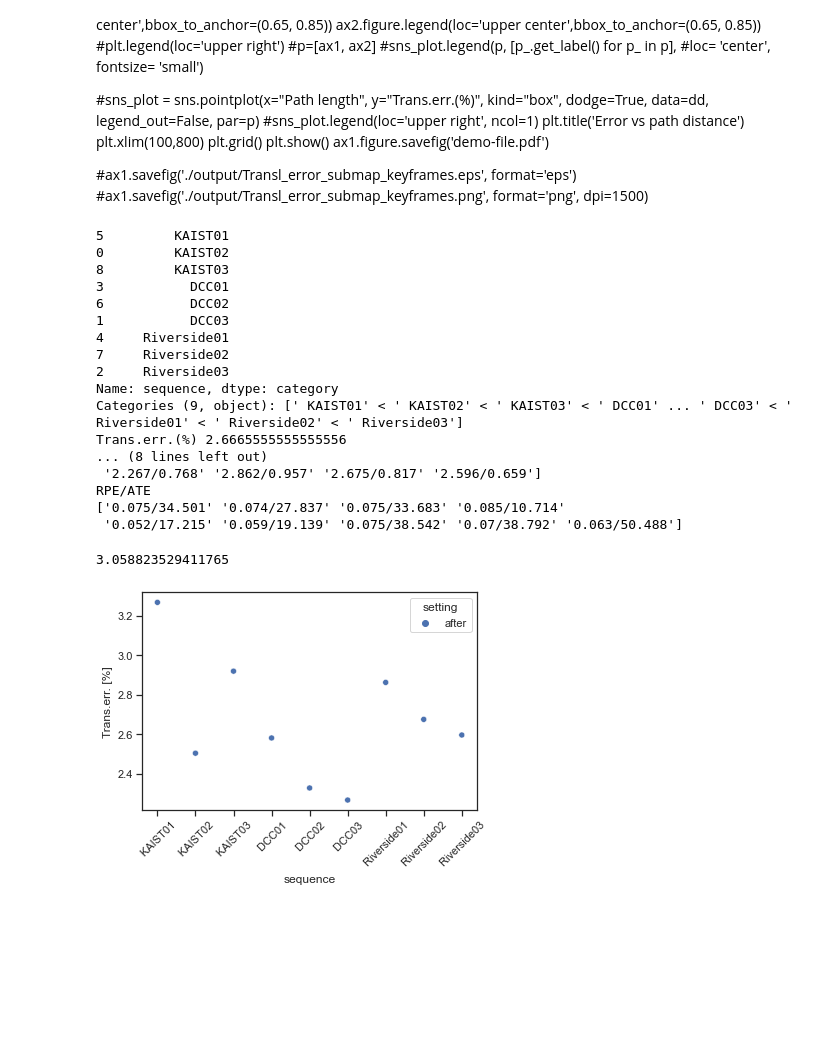
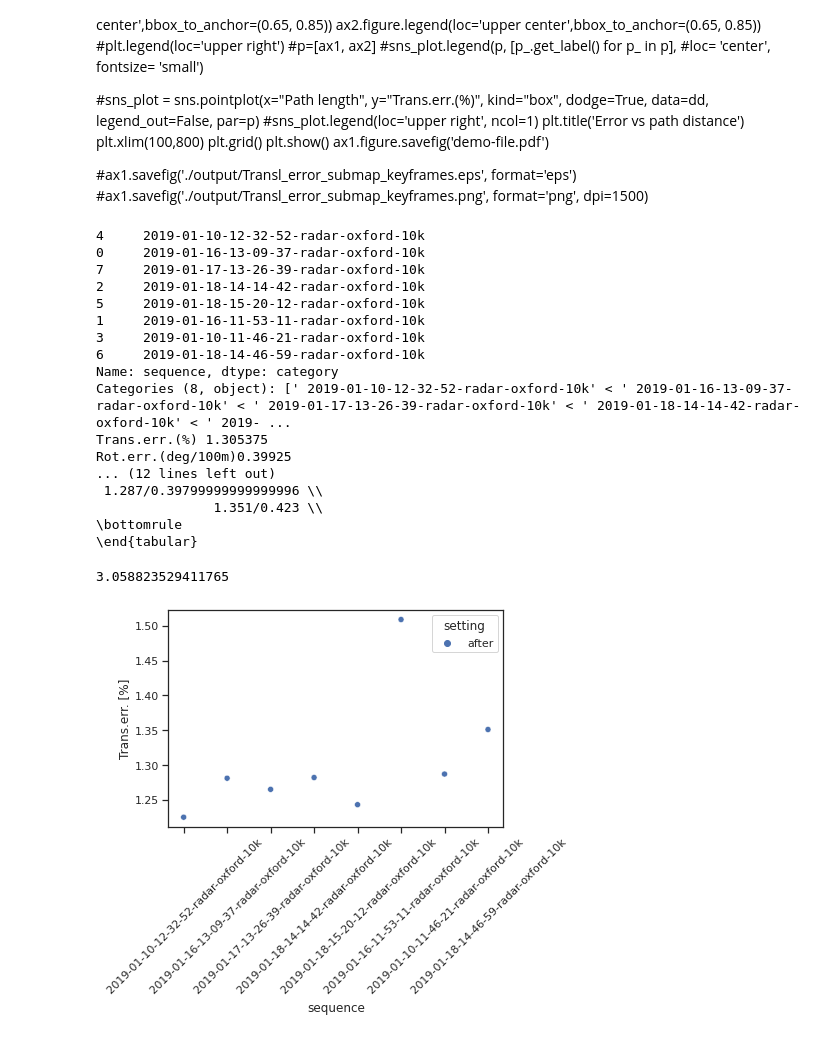
Before and after one commit to Samleo8/CFEAR_evaluation, a Jupyter notebook: all_sequences_eval/all_sequences_eval.ipynb, the cells around one changed output. Saved outputs shown, nothing was run; the diff lists cells and outputs as text; code cells hidden in the pictures; blank space fills up the shorter version.

```diff
--- a/all_sequences_eval/all_sequences_eval.ipynb
+++ b/all_sequences_eval/all_sequences_eval.ipynb
@@ -47,75 +47,79 @@ import math
 from pandas.api.types import CategoricalDtype
 
 
+
+
 #path="./oxford-cfear1_2021-09-22_18:18_eval.csv"
 #path="./oxford-cfear2_2021-09-22_18:20_eval.csv"
-#path="./oxford-cfear3_2021-09-22_18:22_eval.csv"
+path="./oxford-cfear3_2021-09-22_18:22_eval.csv"
 #path="./mulran_cfear-1_2021-09-22_18:32_eval.csv"
 #path="./mulran_cfear-2_2021-09-22_18:33_eval.csv"
-path="./mulran_cfear-3_2021-09-22_18:34_eval.csv"
+#path="./mulran_cfear-3_2021-09-22_18:34_eval.csv"
 
 
 df = pd.read_csv(path, sep=r',', header=0)
 
 sns.set_theme(style="ticks", color_codes=True)
 sns.set(style="ticks")
 
 #### UNCOMMENT FOR MULRAN ####
-cat_size_order = CategoricalDtype(
-    [' KAIST01',' KAIST02',' KAIST03',' DCC01',' DCC02',' DCC03',' Riverside01',' Riverside02',' Riverside03'],
-    ordered=True
-)
+#cat_size_order = CategoricalDtype(
+#    [' KAIST01',' KAIST02',' KAIST03',' DCC01',' DCC02',' DCC03',' Riverside01',' Riverside02',' Riverside03'],
+#    ordered=True
+#)
 ##############################
 
 #### UNCOMMENT FOR OXFORD ####
-#cat_size_order = CategoricalDtype(
-#    [" 2019-01-10-12-32-52-radar-oxford-10k", " 2019-01-16-13-09-37-radar-oxford-10k", " 2019-01-17-13-26-39-radar-oxford-10k", " 2019-01-18-14-14-42-radar-oxford-10k", " 2019-01-18-15-20-12-radar-oxford-10k", " 2019-01-16-11-53-11-radar-oxford-10k", " 2019-01-10-11-46-21-radar-oxford-10k"," 2019-01-18-14-46-59-radar-oxford-10k"],
-#    ordered=True
-#)
+cat_size_order = CategoricalDtype(
+    [" 2019-01-10-12-32-52-radar-oxford-10k", " 2019-01-16-13-09-37-radar-oxford-10k", " 2019-01-17-13-26-39-radar-oxford-10k", " 2019-01-18-14-14-42-radar-oxford-10k", " 2019-01-18-15-20-12-radar-oxford-10k", " 2019-01-16-11-53-11-radar-oxford-10k", " 2019-01-10-11-46-21-radar-oxford-10k"," 2019-01-18-14-46-59-radar-oxford-10k"],
+    ordered=True
+)
 ##############################
 
 df['sequence'] = df["sequence"].astype(cat_size_order)
 df=df.sort_values('sequence')
 
 print(df["sequence"])
 df['setting'] = df.apply (lambda row: "after", axis=1)
 df['for_copy'] = df.apply (lambda row: str(row["Trans.err. [%]"])+"/"+str(row["Rot.err. [deg/100m]"]), axis=1)
 df['for_copy_ATE'] = df.apply (lambda row: str(row["RPE [m]"])+"/"+str(row["ATE [m]"]), axis=1)
+
 #print(df.columns)
 df = df.rename(columns={'resolution r': 'resolution r [m]'})
 
 sns.scatterplot(data=df, x="sequence", y="Trans.err. [%]", hue="setting")
 plt.xticks(rotation=45)
 print("Trans.err.(%) "+str(df["Trans.err. [%]"].mean()))
 print("Rot.err.(deg/100m)"+str(df["Rot.err. [deg/100m]"].mean()))
-print("RPE(m)"+str(df["RPE [m]"].mean()))
-print("ATE(m)"+str(df["ATE [m]"].mean()))
-print("Sequences: ")
-print(df["sequence"].values)
-print("Trans.err.(%) "+str(df["Trans.err. [%]"].values))
-print(df["for_copy"].values)
-print("RPE/ATE")
-print(df["for_copy_ATE"].values)
+print("RPE [m]"+str(df["RPE [m]"].mean()))
+print("ATE [m]"+str(df["ATE [m]"].mean()))
+#print("Sequences: ")
+#print(df["sequence"].values)
+#print("Trans.err.(%) "+str(df["Trans.err. [%]"].values))
+#print(df["for_copy"].values)
+#print("RPE/ATE")
+#print(df["for_copy_ATE"].values)
+print(df["for_copy"].transpose().to_latex(index=False))
 #print(df["Rot.err.(deg/100m)"])
 #print(df["sequence"].to_numpy())
 2.6/.85
 # %% [output]
-5         KAIST01
-0         KAIST02
-8         KAIST03
-3           DCC01
-6           DCC02
-1           DCC03
-4     Riverside01
-7     Riverside02
-2     Riverside03
+4     2019-01-10-12-32-52-radar-oxford-10k
+0     2019-01-16-13-09-37-radar-oxford-10k
+7     2019-01-17-13-26-39-radar-oxford-10k
+2     2019-01-18-14-14-42-radar-oxford-10k
+5     2019-01-18-15-20-12-radar-oxford-10k
+1     2019-01-16-11-53-11-radar-oxford-10k
+3     2019-01-10-11-46-21-radar-oxford-10k
+6     2019-01-18-14-46-59-radar-oxford-10k
 Name: sequence, dtype: category
-Categories (9, object): [' KAIST01' < ' KAIST02' < ' KAIST03' < ' DCC01' ... ' DCC03' < ' Riverside01' < ' Riverside02' < ' Riverside03']
-Trans.err.(%) 2.6665555555555556
-... (8 lines left out)
- '2.267/0.768' '2.862/0.957' '2.675/0.817' '2.596/0.659']
-RPE/ATE
-['0.075/34.501' '0.074/27.837' '0.075/33.683' '0.085/10.714'
- '0.052/17.215' '0.059/19.139' '0.075/38.542' '0.07/38.792' '0.063/50.488']
+Categories (8, object): [' 2019-01-10-12-32-52-radar-oxford-10k' < ' 2019-01-16-13-09-37-radar-oxford-10k' < ' 2019-01-17-13-26-39-radar-oxford-10k' < ' 2019-01-18-14-14-42-radar-oxford-10k' < ' 2019- ...
+Trans.err.(%) 1.305375
+Rot.err.(deg/100m)0.39925
+... (12 lines left out)
+ 1.287/0.39799999999999996 \\
+               1.351/0.423 \\
+\bottomrule
+\end{tabular}
 3.058823529411765
-[figure, old version]
+[figure, new version]
```
Also changed, not shown: 2 other files.
